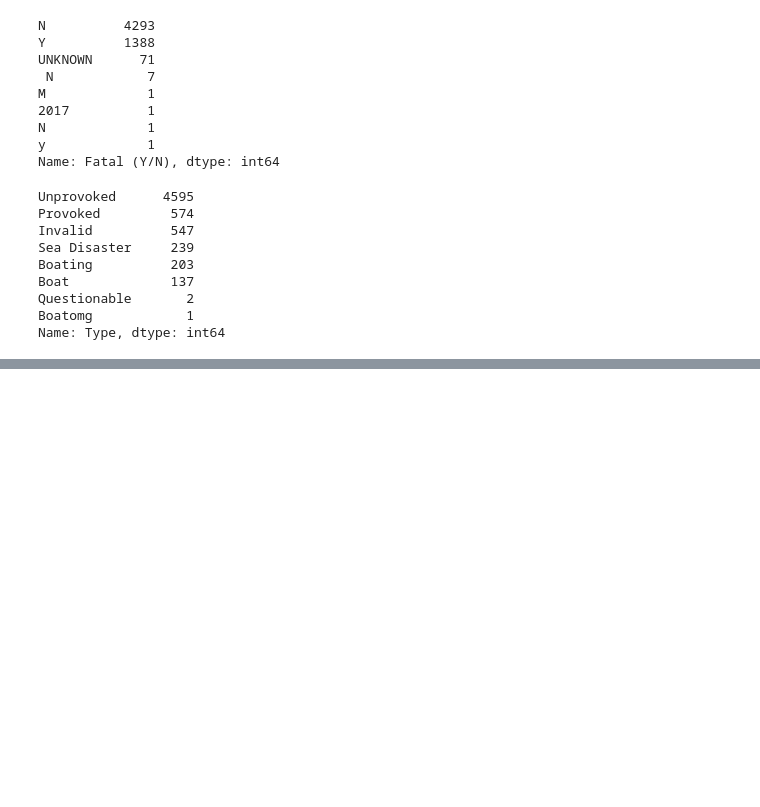
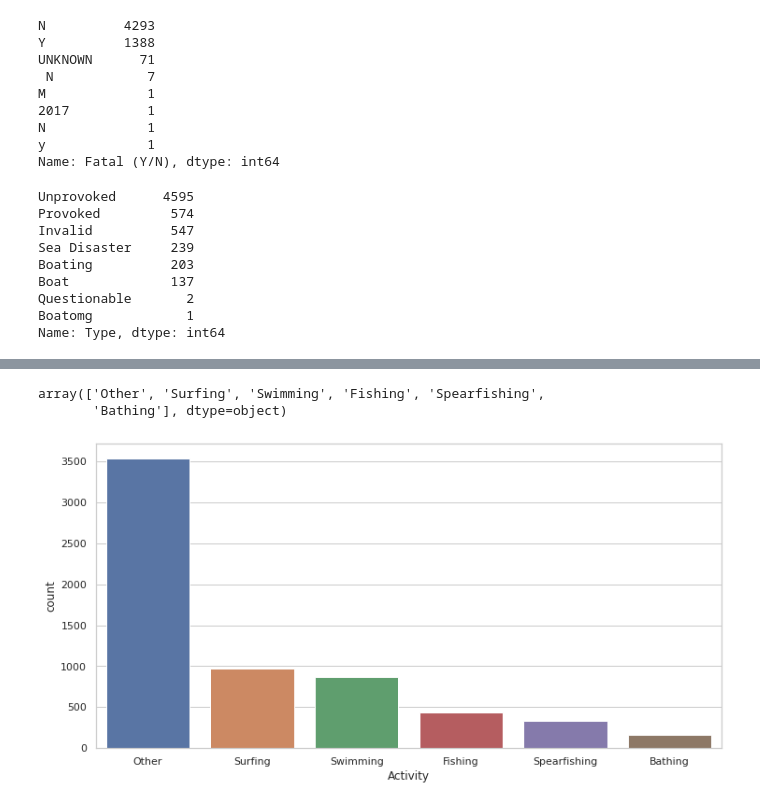
Before and after one commit to mariadelascotrina/Data-cleaning_Sharks, a Jupyter notebook: limpiar.ipynb, the cells around one changed output, grey strips where cells are left out. Cells and saved outputs as stored; diff of their text form; code cells hidden in the pictures; blank space fills up the shorter version.

```diff
--- a/limpiar.ipynb
+++ b/limpiar.ipynb
@@ -548,2 +504,0 @@ def convierteaint (x):
-# %%
-tiburones2["yearnuevo"] = tiburones2["yearnuevo"].apply(convierteaint)
@@ -600,14 +504,0 @@ array(['Paddling', 'Standing', 'Surfing', ...,
-# %%
-def homogeneizarActivity(x):
-    if x =='Paddling':
-        return 'Paddling'
-    if x == 'Standing':
-        return 'Standing'
-    if x == 'Surfing':
-        return 'Surfing'
-    if x == 'Crew swimming alongside their anchored ship' or x== '4 men were bathing':
-        return 'Swiming'
-    if x == 'Wreck of  large double sailing canoe':
-        return 'Sailing'
-    else:
-        return 'Other'
@@ -620,0 +551,2 @@ array(['Paddling', 'Standing', 'Surfing', 'Other', 'Swiming', 'Sailing'],
+# %%
+tiburones2["yearnuevo"] = tiburones2["yearnuevo"].apply(fl.convierteaint)
@@ -620,0 +631,14 @@ array(['Paddling', 'Standing', 'Surfing', 'Other', 'Swiming', 'Sailing'],
+# %%
+def homogeneizarActivity(x):
+    if x =='Surfing':
+        return 'Surfing'
+    if x == 'Swimming':
+        return 'Swimming'
+    if x == 'Fishing':
+        return 'Fishing'
+    if x == 'Spearfishing':
+        return 'Spearfishing'
+    if x == 'Bathing':
+        return 'Bathing'
+    else:
+        return 'Other'
@@ -620,0 +647,9 @@ array(['Paddling', 'Standing', 'Surfing', 'Other', 'Swiming', 'Sailing'],
+# %%
+tiburones2["Activity"].unique()
+# %% [output]
+array(['Other', 'Surfing', 'Swimming', 'Fishing', 'Spearfishing',
+       'Bathing'], dtype=object)
+# %%
+sns.countplot(x=tiburones2["Activity"]);
+# %% [output]
+[figure, added]
```
Also changed, not shown: parts of 56 cells of this notebook, 1 other file.
